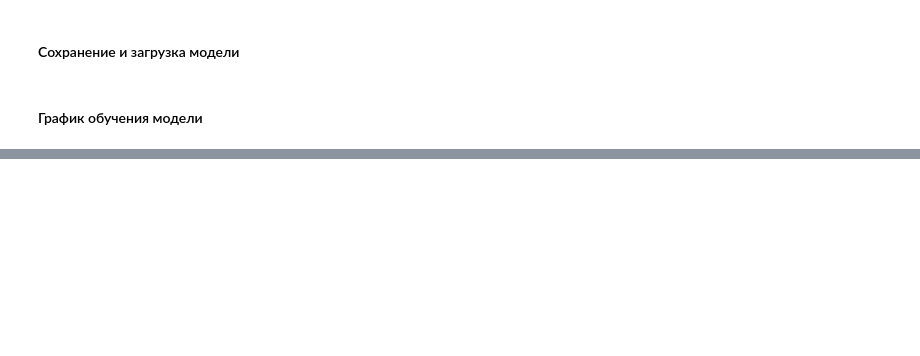
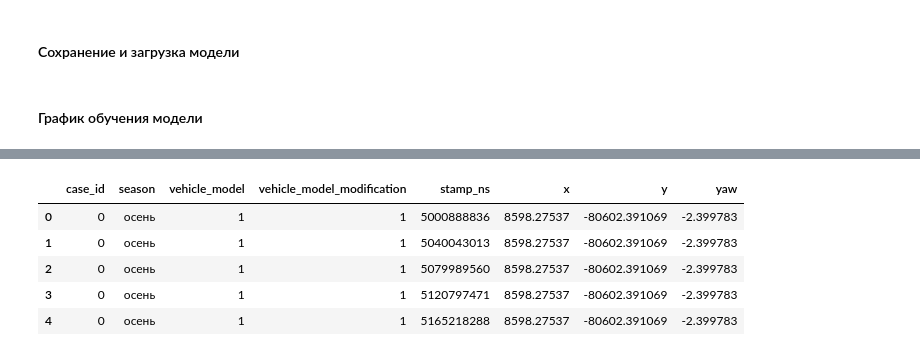
Before and after one commit to makea2018/YaCup-ML-Self-Driving-Cars, a Jupyter notebook: notebooks/classical_ml.ipynb, the cells around one changed output, grey strips where cells are left out. Saved outputs shown, nothing was run; the diff lists cells and outputs as text; code cells hidden in the pictures; blank space fills up the shorter version.

```diff
--- a/notebooks/classical_ml.ipynb
+++ b/notebooks/classical_ml.ipynb
@@ -466,0 +584,9 @@ plt.show()
+# %%
+predictions.head()
+# %% [output]
+|  | case_id | season | vehicle_model | vehicle_model_modification | stamp_ns | x | y | yaw |
+| 0 | 0 | осень | 1 | 1 | 5000888836 | 8598.27537 | -80602.391069 | -2.399783 |
+| 1 | 0 | осень | 1 | 1 | 5040043013 | 8598.27537 | -80602.391069 | -2.399783 |
+| 2 | 0 | осень | 1 | 1 | 5079989560 | 8598.27537 | -80602.391069 | -2.399783 |
+| 3 | 0 | осень | 1 | 1 | 5120797471 | 8598.27537 | -80602.391069 | -2.399783 |
+| 4 | 0 | осень | 1 | 1 | 5165218288 | 8598.27537 | -80602.391069 | -2.399783 |
```
Also changed, not shown: parts of 31 cells of this notebook.
